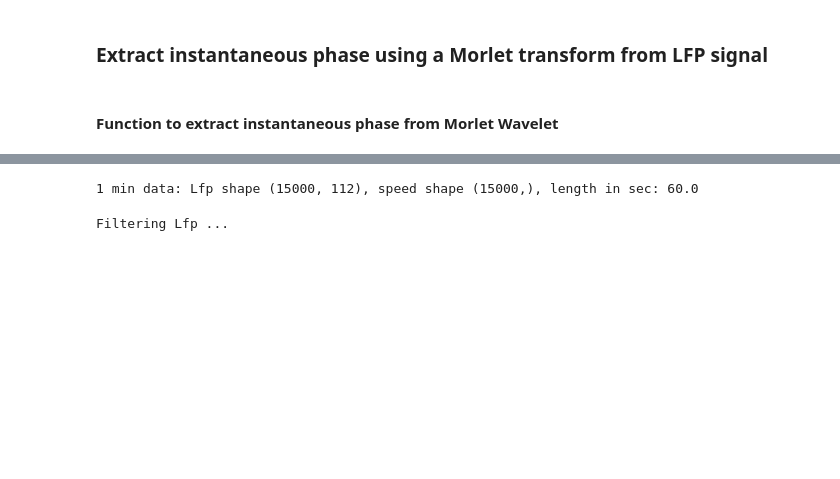
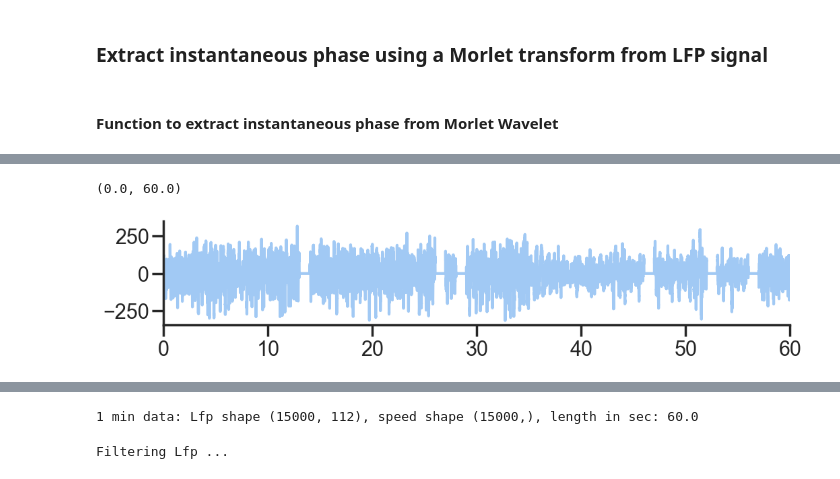
Before and after one commit to gdelfe/Ketamine_effects_on_the_brain, a Jupyter notebook: python/Place_cells_spike_analysis.ipynb, the cells around one changed output, grey strips where cells are left out. Saved outputs shown, nothing was run; the diff lists cells and outputs as text; code cells hidden in the pictures; blank space fills up the shorter version.

```diff
--- a/python/Place_cells_spike_analysis.ipynb
+++ b/python/Place_cells_spike_analysis.ipynb
@@ -559,0 +568,16 @@ TypeError: object of type 'int' has no len()
+# %%
+fs = 1250
+ch = 0
+minute = 0
+duration = 60 # signal length in seconds
+n_cycles = 10
+
+rep_mask = np.repeat(mask_B[0,:,ch],fs)
+masked_lfp = lfp_signal[:, ch] * rep_mask
+masked_lfp1 = masked_lfp[:,np.newaxis]
+
+t = np.arange(0, duration, 1/fs)
+
+# phase compuation for the masked LFP
+phase_data_mask, wave_list_mask, conv_data_mask, t_wave_mask = instantaneous_phase_wavelet_cycles(masked_lfp1, freq, n_cycles, fs)
+phase_data_mask, wave_list, conv_data, t_wave = instantaneous_phase_wavelet_cycles(masked_lfp1, freq, n_cycles, fs)
@@ -559,0 +590,10 @@ TypeError: object of type 'int' has no len()
+# %%
+duration = 60
+t = np.arange(0, duration, 1/fs)
+
+plt.figure(figsize=(12, 2))
+plt.plot(t,masked_lfp)
+plt.xlim([0,60])
+# %% [output]
+(0.0, 60.0)
+[figure, added]
```
Also changed, not shown: parts of 27 cells of this notebook, 3 other files.
